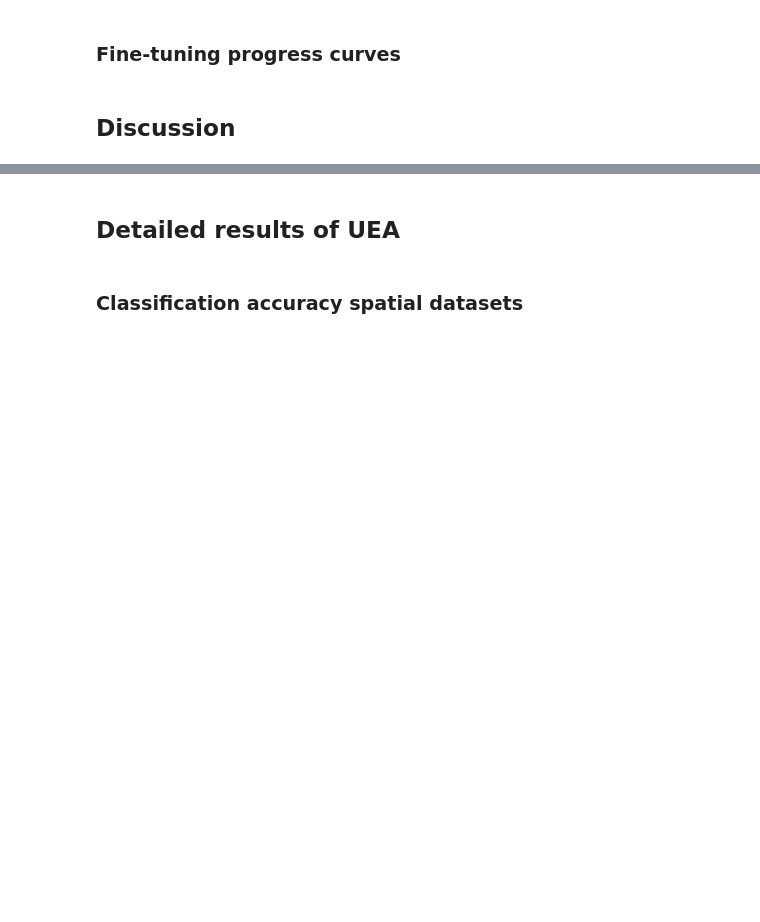
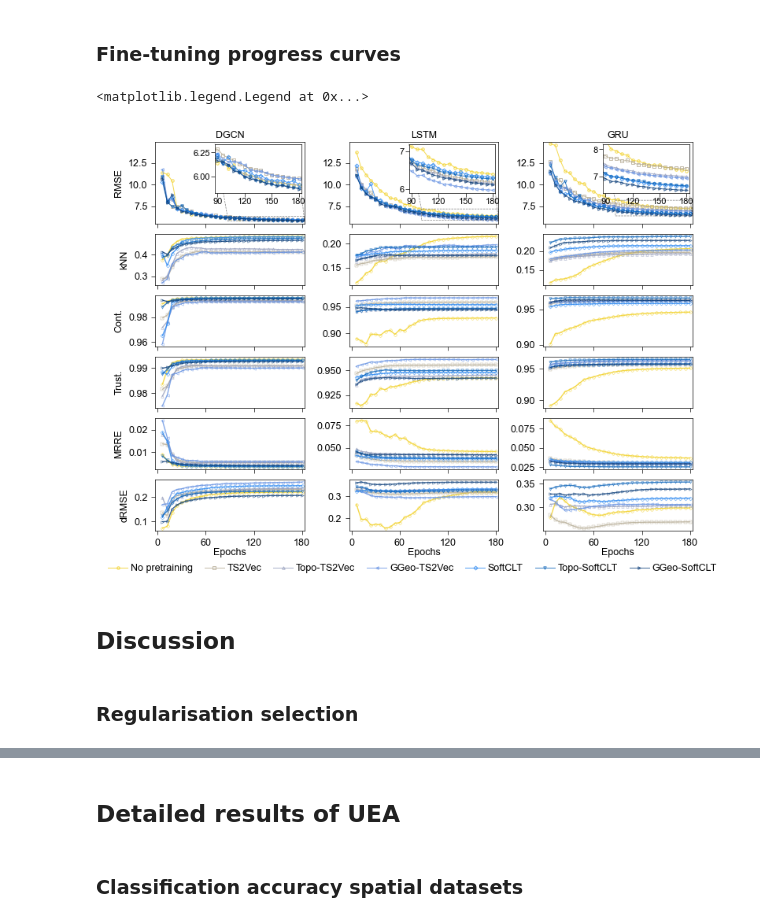
Before and after one commit to Yiru-Jiao/spclt, a Jupyter notebook: figures/visual.ipynb, the cells around one changed output, grey strips where cells are left out. Saved outputs shown, nothing was run; the diff lists cells and outputs as text; code cells hidden in the pictures; blank space fills up the shorter version.

```diff
--- a/figures/visual.ipynb
+++ b/figures/visual.ipynb
@@ -111,3 +207,6 @@ model_types = ['TS2Vec', 'Topo-TS2Vec', 'GGeo-TS2Vec', 'SoftCLT', 'Topo-SoftCLT'
+# %%
+trained_datasets = eval_uea.index.get_level_values(1).unique()[(eval_uea.groupby(level=1)['svm_acc'].mean()>0).values]
+eval_uea = eval_uea[eval_uea.index.get_level_values(1).isin(trained_datasets)]
 # %% [markdown]
 ### Task-specific metrics
 # %%
@@ -155,29 +350,2 @@ min_max_improvement
-# %%
-# Non-spatial datasets
-improvement = eval_uea[eval_uea.index.get_level_values(1).isin(non_spatial_datasets)].copy()
-metrics = ['svm_acc']
-for metric in metrics:
-    for method in model_types:
-        if 'TS2Vec' in method and method!='TS2Vec':
-            new_values = improvement.loc[method, metric].values
-            old_values = improvement.loc['TS2Vec', metric].values
-            improvement.loc[method, 'improvement_'+metric] = (new_values - old_values)/old_values*100
-        elif 'SoftCLT' in method and method!='SoftCLT':
-            new_values = improvement.loc[method, metric].values
-            old_values = improvement.loc['SoftCLT', metric].values
-            improvement.loc[method, 'improvement_'+metric] = (new_values - old_values)/old_values*100
-
-model_types = ['Topo-TS2Vec', 'GGeo-TS2Vec', 'Topo-SoftCLT', 'GGeo-SoftCLT']
-min_max_improvement = improvement.groupby(level=0)[['improvement_'+metric for metric in metrics]].agg(['min','mean','max']).loc[model_types]
-min_max_improvement = min_max_improvement.style.format(decimal='.', thousands=',', precision=3)
-
-print(min_max_improvement.to_latex())
-for model in model_types:
-    print('max', model+':', improvement.loc[model, 'improvement_svm_acc'].idxmax())
-min_max_improvement
 # %% [markdown]
 ### Structure preservation metrics
-# %%
-local_dist_metrics = ['local_'+metric for metric in dist_metrics]
-global_dist_metrics = ['global_'+metric for metric in dist_metrics]
-model_types = ['TS2Vec', 'Topo-TS2Vec', 'GGeo-TS2Vec', 'SoftCLT', 'Topo-SoftCLT', 'GGeo-SoftCLT']
@@ -272,7 +583,5 @@ styled_traffic
 # %% [markdown]
 ## Training efficiency
-# %%
-model_types = ['TS2Vec', 'Topo-TS2Vec', 'GGeo-TS2Vec', 'SoftCLT', 'Topo-SoftCLT', 'GGeo-SoftCLT']
 # %% [markdown]
 ### SSRL training time per epoch
 # %%
@@ -344,7 +671,7 @@ for col, encoder in enumerate(['DGCN','LSTM','GRU']):
 
     ylim_list = {'DGCN': [5.83, 6.34], 'LSTM': [5.9, 7.2], 'GRU': [6.4, 8.2]}
     for model, color, model_type, marker in zip(models, colors, model_types, markers):
-        selected_var = 'rmse'
+        selected_var = 'rmse (mean)'
 
         if model == 'original':
             ax_focus = axes[0,col].inset_axes([0.4, 0.38, 0.58, 0.6],
@@ -360,31 +687,34 @@ for col, encoder in enumerate(['DGCN','LSTM','GRU']):
                 line.set_linewidth(0.5)
             rect.set_edgecolor('k')
             rect.set_linestyle('--')
             rect.set_linewidth(0.5)
         ax_focus.plot(6*(eval_.loc[model]['epoch']+1), eval_.loc[model][selected_var], label=model_type, alpha=0.8,
                         lw=0.7, color=color, marker=marker, markersize=2.5, markerfacecolor='none', markeredgewidth=0.7)
         for row, var in zip([0, 1, 2, 3, 4, 5], [selected_var]+global_dist_metrics):
             if row==0:
                 axes[row, col].plot(6*(eval_.loc[model]['epoch']+1), eval_.loc[model][var], label=model_type, alpha=0.8, color=color,
                                     lw=0.7, marker=marker, markersize=2.5, markerfacecolor='none', markeredgewidth=0.7)
             else:
                 axes[row, col].plot(6*(eval_.loc[model]['epoch']+1), eval_.loc[model][var], color=color,
                                     lw=1, alpha=0.8)
                 axes[row, col].plot(6*(eval_.loc[model]['epoch']+1), eval_.loc[model][var], color=color,
                                     lw=0., marker=marker, markersize=2.5, markerfacecolor='none', markeredgewidth=0.3)
 
     axes[0, col].set_title(encoder, fontsize=9, pad=4)
     axes[0, col].set_ylim(5.5, 14.9)
     axes[-1, col].set_xlabel('Epochs', labelpad=0)
     axes[-1, col].set_xlim(-3, 183)
     axes[-1, col].set_xticks([0, 60, 120, 180])
 
 for row, ylabel in zip(range(6), ['RMSE', 'kNN', 'Cont.', 'Trust.', 'MRRE', 'dRMSE']):
     axes[row, 0].set_ylabel(ylabel)
 
 handles, labels = axes[0, 1].get_legend_handles_labels()
 fig.legend(handles, labels,
            loc='lower center', ncol=7, fontsize=9,
            frameon=False, bbox_to_anchor=(0.51, -0.05),
            handletextpad=0.3, columnspacing=1.2)
+# %% [output]
+<matplotlib.legend.Legend at 0x...>
+[figure, added]
 # %%
@@ -392,5 +722,7 @@ fig.savefig('macro_traffic_progress.pdf', bbox_inches='tight', dpi=600)
 # %% [markdown]
 ## Discussion
+# %% [markdown]
+### Regularisation selection
 # %%
 eval_uea = pd.read_csv(f'../results/evaluation/UEA_evaluation.csv', index_col=[0, 1])
 eval_uea = eval_uea.rename(index={'ts2vec':'TS2Vec', 'topo-ts2vec':'Topo-TS2Vec', 'ggeo-ts2vec':'GGeo-TS2Vec',
```
Also changed, not shown: parts of 50 cells of this notebook, 1 other file.
